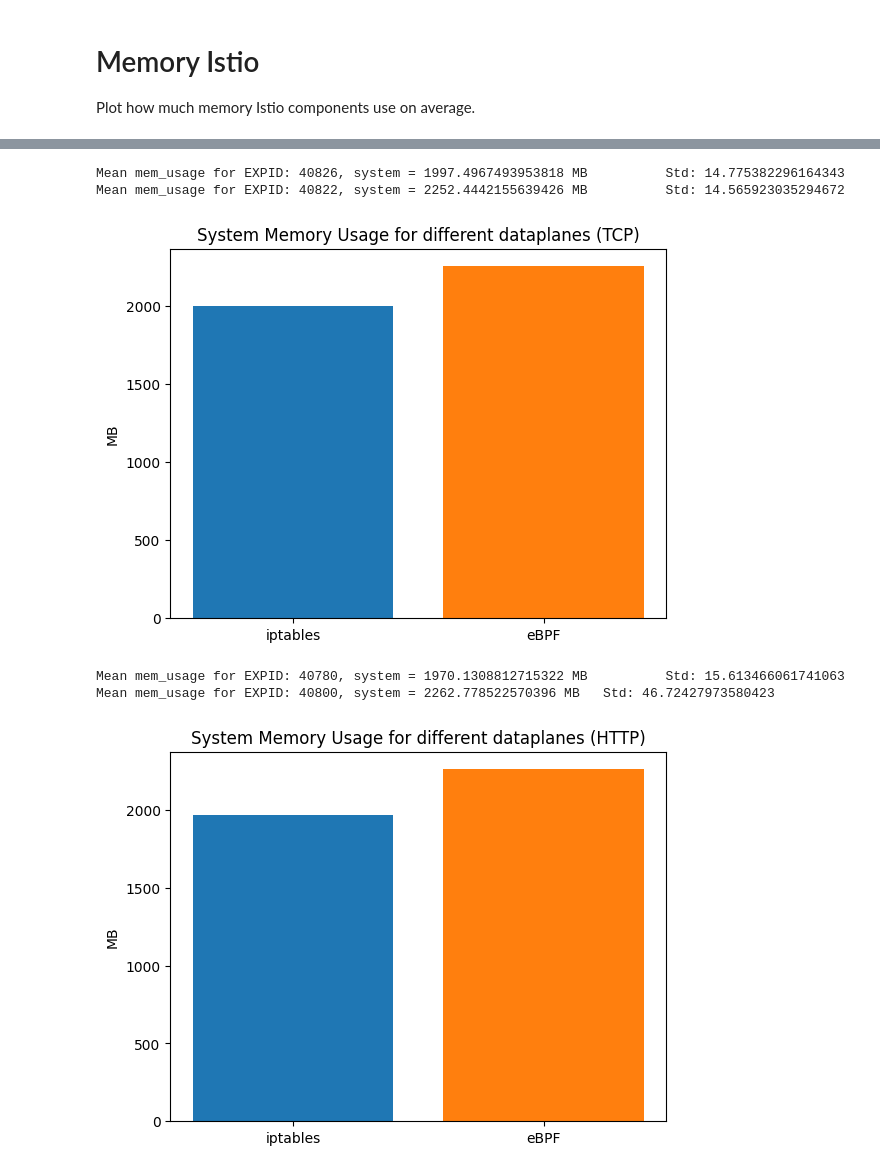
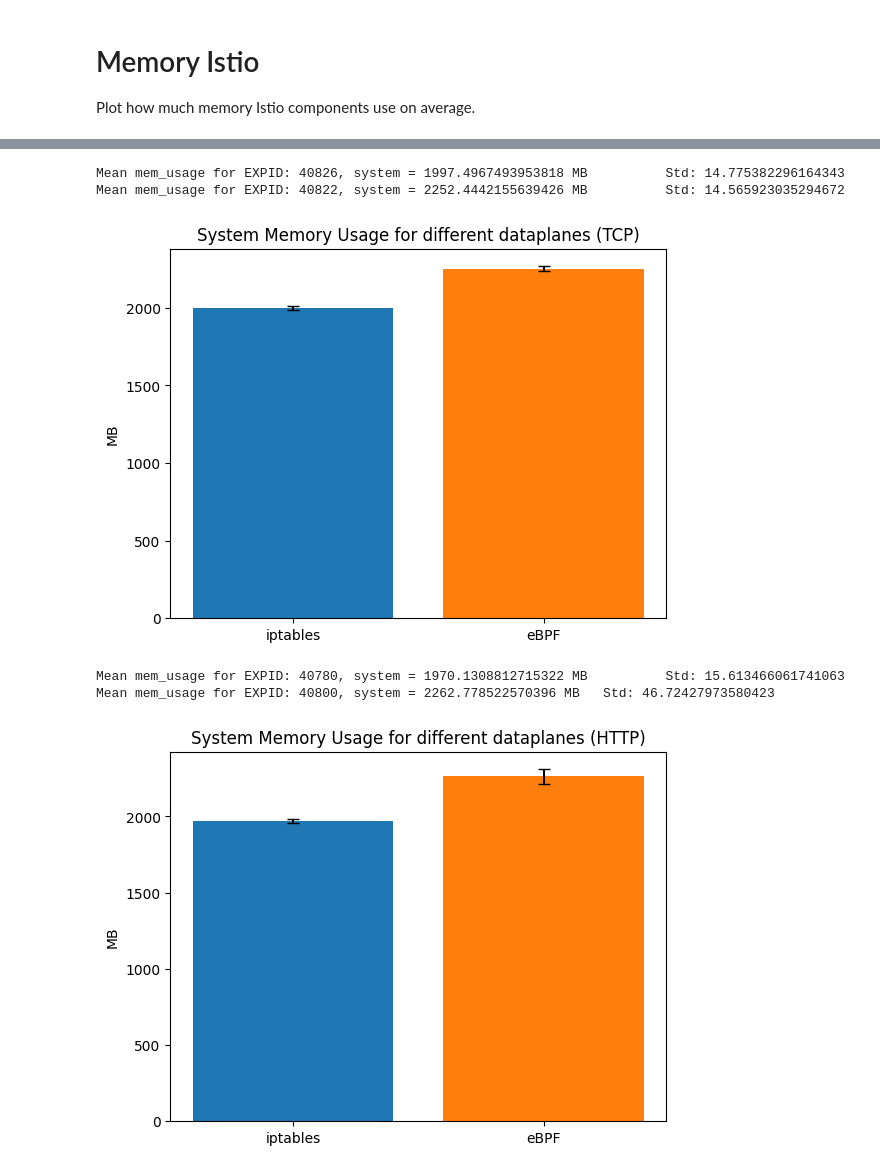
Before and after one commit to EmilZackrisson/thesis, a Jupyter notebook: Analysis/cgroup.ipynb, the cells around one changed output, grey strips where cells are left out. Cells and saved outputs as stored; diff of their text form; code cells hidden in the pictures.

```diff
--- a/Analysis/cgroup.ipynb
+++ b/Analysis/cgroup.ipynb
@@ -140,11 +132,11 @@ def get_meam_mem_usage_system(expid):
         mem_used_kb = df["MemTotal"] - df["MemAvailable"]
         mem_usage.append(mem_used_kb.mean() / 1024)
     arr = np.array(mem_usage, dtype=float)
-    total_mean = arr.mean()
+    mean = arr.mean()
     std = arr.std(ddof=1)
 
-    print(f"Mean mem_usage for EXPID: {expid}, system = {total_mean} MB \t Std: {std}")
-    return total_mean
+    print(f"Mean mem_usage for EXPID: {expid}, system = {mean} MB \t Std: {std}")
+    return mean, std
 # %%
 def plot_bar_cpu_per_req(experimentstocompare, axs, index, filter=None):
     for exp in experimentstocompare:
@@ -365,22 +362,26 @@ Mean mem_usage for EXPID: 40816, system = 2179.7271017747084 MB          Std: 12
 # %%
 plt.title("System Memory Usage for different dataplanes (TCP)")
-plt.bar("iptables", get_meam_mem_usage_system("40826"))
-plt.bar("eBPF", get_meam_mem_usage_system("40822"))
+iptables_mean, iptables_std = get_meam_mem_usage_system("40826")
+ebpf_mean, ebpf_std = get_meam_mem_usage_system("40822")
+plt.bar("iptables", iptables_mean, yerr=iptables_std, capsize=4)
+plt.bar("eBPF", ebpf_mean, yerr=ebpf_std, capsize=4)
 plt.ylabel("MB")
 
 plt.savefig('plots/sys_dataplane_mem_usage_tcp.pdf', format='pdf', bbox_inches='tight')
 # %% [output]
 Mean mem_usage for EXPID: 40826, system = 1997.4967493953818 MB          Std: 14.775382296164343
 Mean mem_usage for EXPID: 40822, system = 2252.4442155639426 MB          Std: 14.565923035294672
-[figure, old version]
+[figure, new version]
 # %%
 plt.title("System Memory Usage for different dataplanes (HTTP)")
-plt.bar("iptables", get_meam_mem_usage_system("40780"))
-plt.bar("eBPF", get_meam_mem_usage_system("40800"))
+iptables_mean, iptables_std = get_meam_mem_usage_system("40780")
+ebpf_mean, ebpf_std = get_meam_mem_usage_system("40800")
+plt.bar("iptables", iptables_mean, yerr=iptables_std, capsize=4)
+plt.bar("eBPF", ebpf_mean, yerr=ebpf_std, capsize=4)
 plt.ylabel("MB")
 
 plt.savefig('plots/sys_dataplane_mem_usage_http.pdf', format='pdf', bbox_inches='tight')
 # %% [output]
 Mean mem_usage for EXPID: 40780, system = 1970.1308812715322 MB          Std: 15.613466061741063
 Mean mem_usage for EXPID: 40800, system = 2262.778522570396 MB   Std: 46.72427973580423
-[figure, old version]
+[figure, new version]
```
Also changed, not shown: parts of 6 cells of this notebook, 8 other files.
